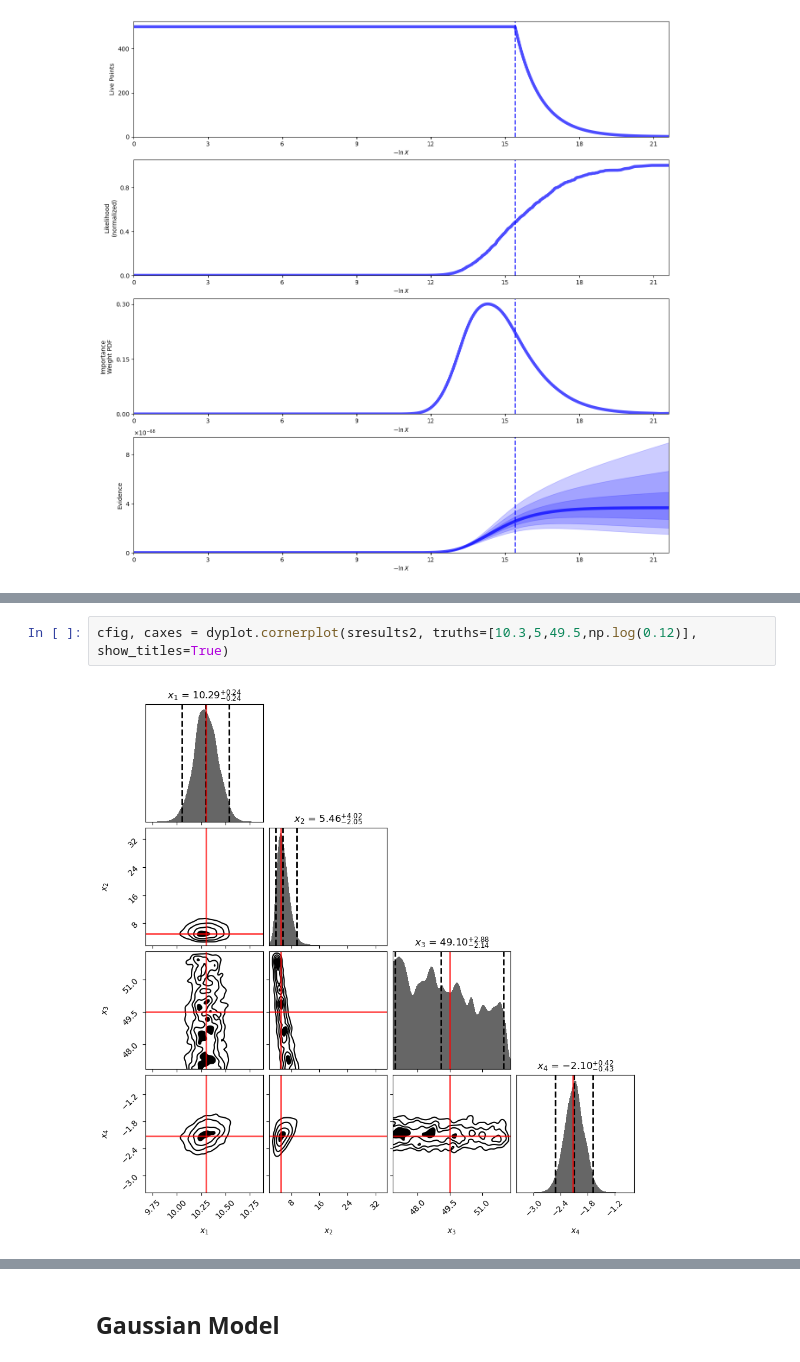
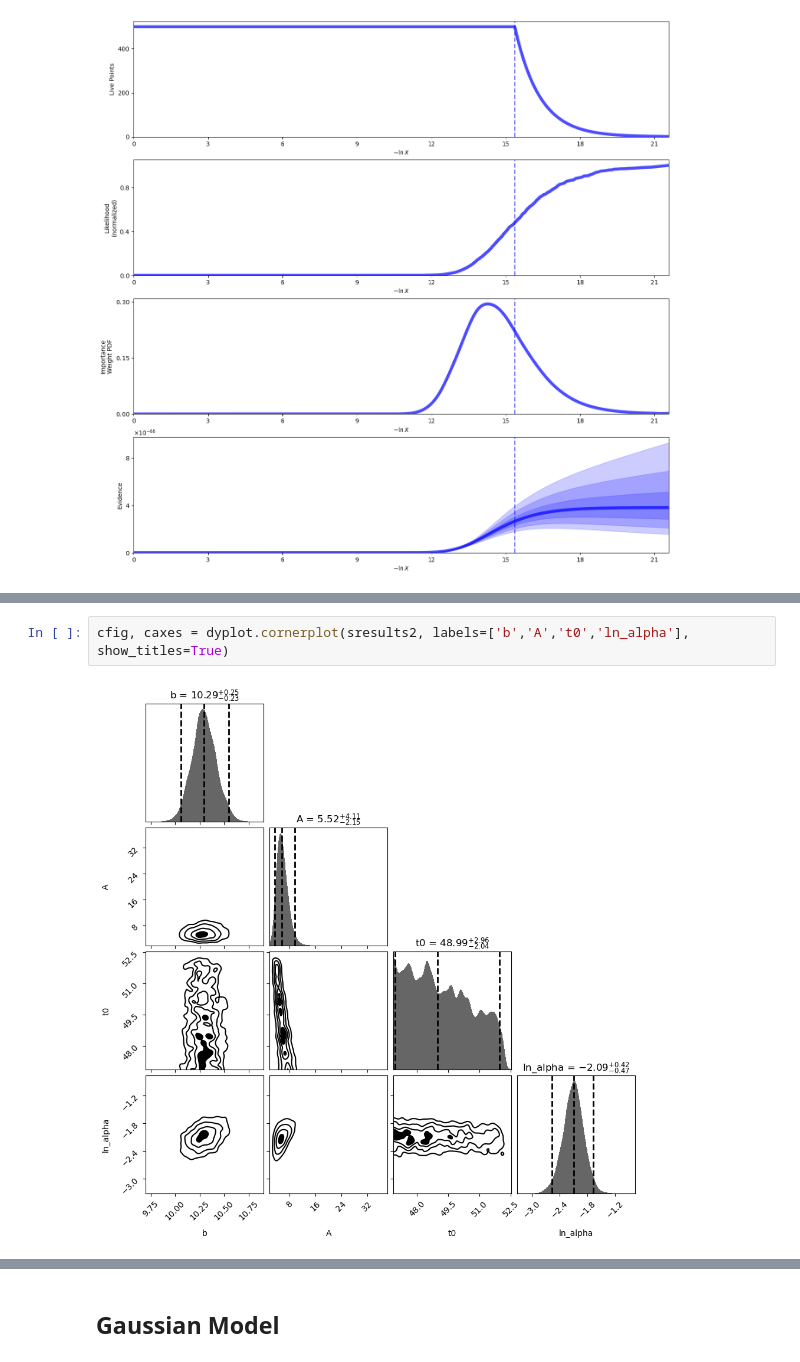
Before and after one commit to EmmaBalzanelli/astrostatistics_bicocca_2025, a Jupyter notebook: working/08_MCMC(11).ipynb, the cells around one changed output, grey strips where cells are left out. Cells and saved outputs as stored; diff of their text form.

```diff
--- a/working/08_MCMC(11).ipynb
+++ b/working/08_MCMC(11).ipynb
@@ -207,4 +214,4 @@ x1 = b = p2[0]; x2 = A = p2[1]; x3 = t0 = p2[2]; x4 = ln_alpha = p2[3]
 # %%
-cfig, caxes = dyplot.cornerplot(sresults2, truths=[10.3,5,49.5,np.log(0.12)], show_titles=True)
+cfig, caxes = dyplot.cornerplot(sresults2, labels=['b','A','t0','ln_alpha'], show_titles=True)
 # %% [output]
-[figure, old version]
+[figure, new version]
```
Also changed, not shown: parts of 19 cells of this notebook.
